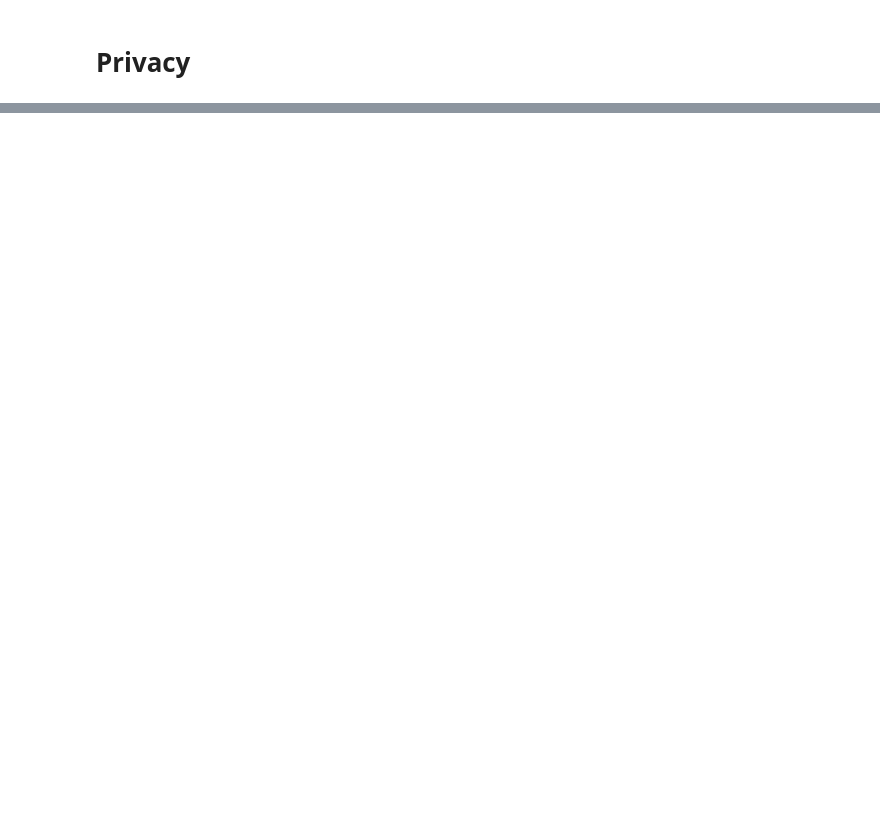
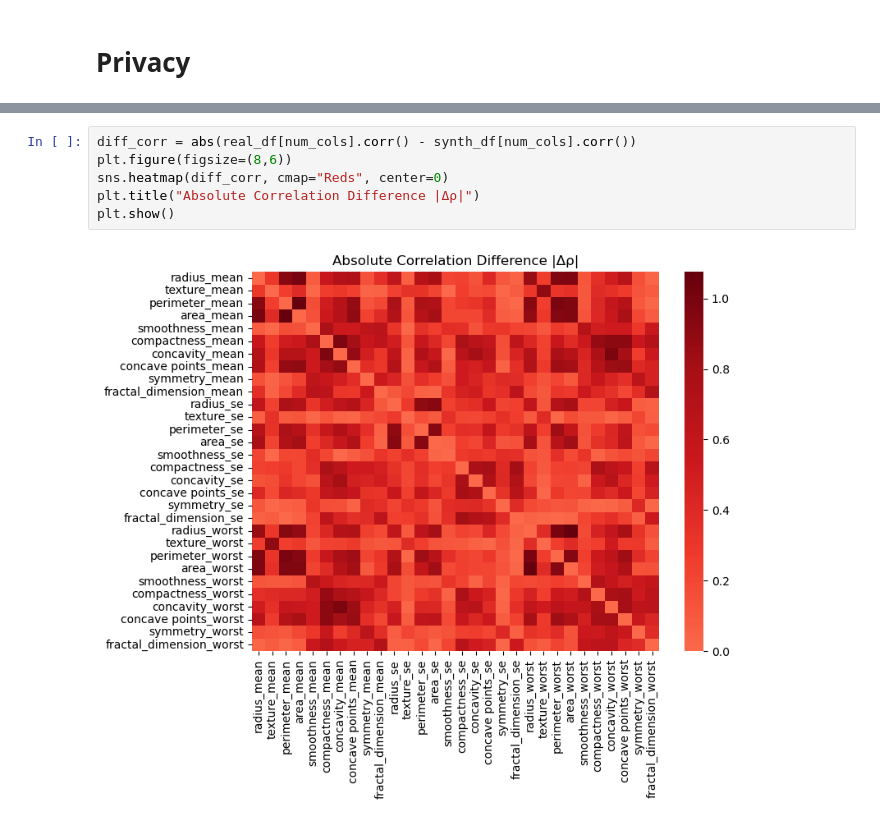
Before and after one commit to gopibattineni/Synthetic_Data_Evaluation-, a Jupyter notebook: SDV models - CopulaGAN.ipynb, the cells around one changed output, grey strips where cells are left out. Cells and saved outputs as stored; diff of their text form; blank space fills up the shorter version.

```diff
--- a/SDV models - CopulaGAN.ipynb
+++ b/SDV models - CopulaGAN.ipynb
@@ -462,0 +593,8 @@ Average Nearest Neighbor Distance (Synthetic → Real): 7.3034
+# %%
+diff_corr = abs(real_df[num_cols].corr() - synth_df[num_cols].corr())
+plt.figure(figsize=(8,6))
+sns.heatmap(diff_corr, cmap="Reds", center=0)
+plt.title("Absolute Correlation Difference |Δρ|")
+plt.show()
+# %% [output]
+[figure, added]
```
Also changed, not shown: parts of 21 cells of this notebook, 1 other file.
